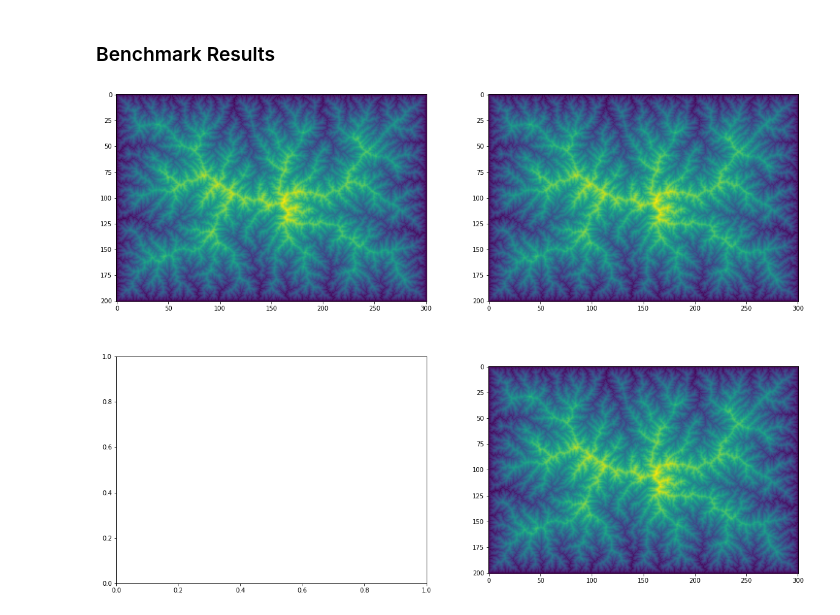
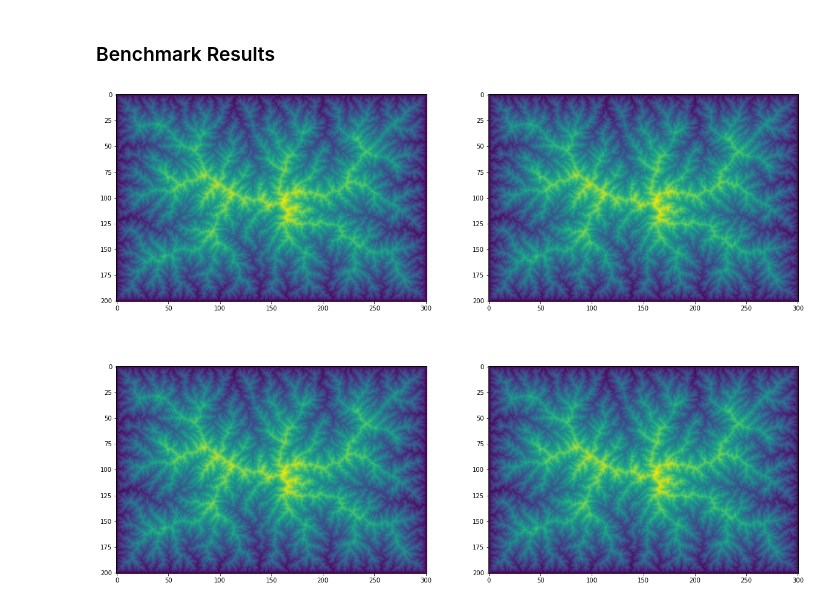
Before and after one commit to benbovy/fastscapelib, a Jupyter notebook: flow_kernel_prototype.ipynb, the cells around one changed output. Drawn from its saved outputs; the diff is of its cells as text; code cells hidden in the pictures.

Commit message:
flow kernels proto notebook: add spl kernel

```diff
--- a/flow_kernel_prototype.ipynb
+++ b/flow_kernel_prototype.ipynb
@@ -134,7 +143,7 @@ def get_ptr(array):
 # (we set the max number of fields and the max number of
 # flow graph node receivers both to 20)
 
-data_node = np.zeros(20, dtype=np.double)
+data_node = np.empty(20, dtype=np.double)
 # elevation at current node
 data_node[0] = 10.
 
@@ -142,7 +151,7 @@ nb_receivers = 3
 
 data_receivers = np.empty((20, 20), dtype=np.double)
 # elevation at each of the 3 receivers
-data_receivers[0][0:3] = [7., 8., 6.]
+data_receivers[0, 0:3] = [7., 8., 6.]
 
 # erosion has not been computed yet (should be zero)
 print(data_node[1])
@@ -176,22 +185,29 @@ def _apply_kernel(
     dfs_indices,
     receivers_count,
     receivers,
+    receivers_distance,
+    receivers_weight,
 ):
     # init (temporary) kernel data
     # (max. 20 variables, max. 20 node receivers)
     data_node = np.zeros(20, dtype=np.double)
     data_receivers = np.empty((20, 20), dtype=np.double)
 
+    nb_vars = len(var_names)
+
     # traverse flow graph in depth-first order
     for inode in dfs_indices:
         nb_receivers = receivers_count[inode]
 
         # copy variable values into kernel data
-        for v in range(len(var_names)):
-            data_node[v] = variables[v][inode]
+        for v in range(nb_vars):
+            var = variables[v]
+            data_node[v] = var[inode]
             for r in range(nb_receivers):
-                irec = receivers[inode][r]
-                data_receivers[v][r] = variables[v][irec]
+                irec = receivers[inode, r]
+                data_receivers[v, r] = var[irec]
+        data_receivers[nb_vars, :nb_receivers] = receivers_distance[inode, :nb_receivers]
+        data_receivers[nb_vars+1, :nb_receivers] = receivers_weight[inode, :nb_receivers]
 
         # execute C callback
         kernel_cfunc(nb.int32(nb_receivers), data_node.ctypes, data_receivers.ctypes)
@@ -219,6 +235,8 @@ def apply_kernel(
         flow_graph_impl.dfs_indices,
         flow_graph_impl.receivers_count,
         flow_graph_impl.receivers,
+        flow_graph_impl.receivers_distance,
+        flow_graph_impl.receivers_weight,
     )
 # %% [markdown]
 Example on a small raster grid with the kernel created above:
@@ -276,9 +294,9 @@ flow_graph = fs.FlowGraph(grid, [fs.SingleFlowRouter(), fs.MSTSinkResolver()])
 rng = np.random.Generator(np.random.PCG64(1234))
 
 init_elevation = rng.uniform(0, 1, size=grid.shape)
-drainage_area = np.empty_like(elevation)
+drainage_area = np.empty_like(init_elevation)
 
-uplift_rate = np.full_like(elevation, 1e-3)
+uplift_rate = np.full_like(init_elevation, 1e-3)
 uplift_rate[[0, -1], :] = 0.
 uplift_rate[:, [0, -1]] = 0.
 
@@ -337,7 +355,7 @@ def _basic_spl(
         inode_elevation = elevation_flat[inode]
         r_count = receivers_count[inode]
 
-        if nb_receivers == 1 and receivers[inode][0] == inode:
+        if r_count == 1 and receivers[inode][0] == inode:
             continue
 
         elevation_flooded = np.finfo(np.double).max
@@ -445,11 +538,12 @@ def basic_spl_fastscapelib(elevation, drainage_area, dt):
 # %%
 fig, axes = plt.subplots(nrows=2, ncols=2, figsize=(20, 15))
 
 axes[0][0].imshow(run_simulation(basic_spl_py))
 axes[0][1].imshow(run_simulation(basic_spl_numba))
+axes[1][0].imshow(run_simulation(basic_spl_numba_kernel))
 axes[1][1].imshow(run_simulation(basic_spl_fastscapelib));
 # %% [output]
-[figure, old version]
+[figure, new version]
 # %%
 %timeit run_simulation(basic_spl_py)
 # %% [output]
```
Also changed, not shown: parts of 9 cells of this notebook.
